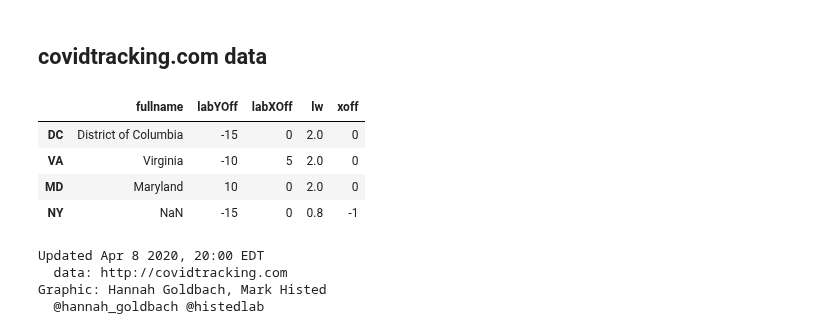
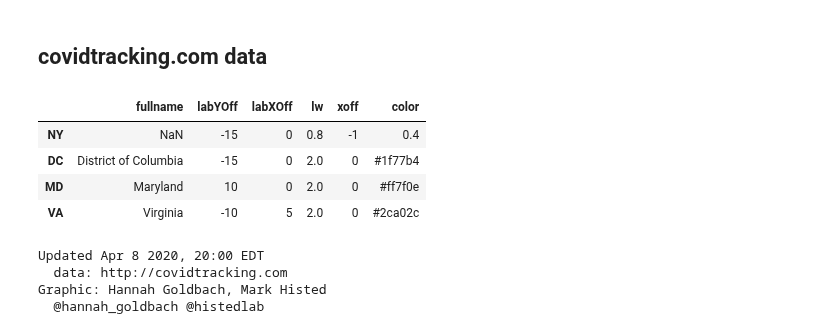
Before and after one commit to histed/DC-area-coronavirus-tracking, a Jupyter notebook: 200401-MH-HG-Covidtracking.ipynb, the cells around one changed output. Cells and saved outputs as stored; diff of their text form; code cells hidden in the pictures.

```diff
--- a/200401-MH-HG-Covidtracking.ipynb
+++ b/200401-MH-HG-Covidtracking.ipynb
@@ -54,17 +54,18 @@ ctDf.to_hdf('./ct-data/covidtracking-data-%s.h5'%datestr, key='ct', complevel=9,
 # %%
 paramsC = pd.DataFrame(index={'DC','MD','VA','NY'}, columns=['fullname'])
 paramsC.loc[:,'fullname'] = pd.Series({ 'DC': 'District of Columbia', 'MD': 'Maryland', 'VA': 'Virginia'})
 paramsC.loc[:,'labYOff'] = pd.Series({ 'DC': -15, 'MD': +10, 'VA': -10, 'NY':-15})
 paramsC.loc[:,'labXOff'] = pd.Series({ 'DC': 0, 'MD': 0, 'VA': +5, 'NY': 0})
 paramsC.loc[:,'lw'] = pd.Series({ 'DC': 2, 'MD': 2, 'VA': 2, 'NY': 0.8})
 #params.loc[:,'xoff'] = pd.Series({ 'DC': -9, 'MD': -6, 'VA': -6, 'NY': -0.3})
 paramsC.loc[:,'xoff'] = pd.Series({ 'DC': 0, 'MD': 0, 'VA': 0, 'NY': -1})
+paramsC.loc[:,'color'] = pd.Series({ 'NY': 0.4, 'DC': '#1f77b4', 'MD': '#ff7f0e', 'VA': '#2ca02c'})
 
 display(paramsC)
 # %% [output]
-|  | fullname | labYOff | labXOff | lw | xoff |
-| DC | District of Columbia | -15 | 0 | 2.0 | 0 |
-| VA | Virginia | -10 | 5 | 2.0 | 0 |
-| MD | Maryland | 10 | 0 | 2.0 | 0 |
-| NY | NaN | -15 | 0 | 0.8 | -1 |
+|  | fullname | labYOff | labXOff | lw | xoff | color |
+| NY | NaN | -15 | 0 | 0.8 | -1 | 0.4 |
+| DC | District of Columbia | -15 | 0 | 2.0 | 0 | #1f77b4 |
+| MD | Maryland | 10 | 0 | 2.0 | 0 | #ff7f0e |
+| VA | Virginia | -10 | 5 | 2.0 | 0 | #2ca02c |
 # %%
```
Also changed, not shown: 2 other files.
